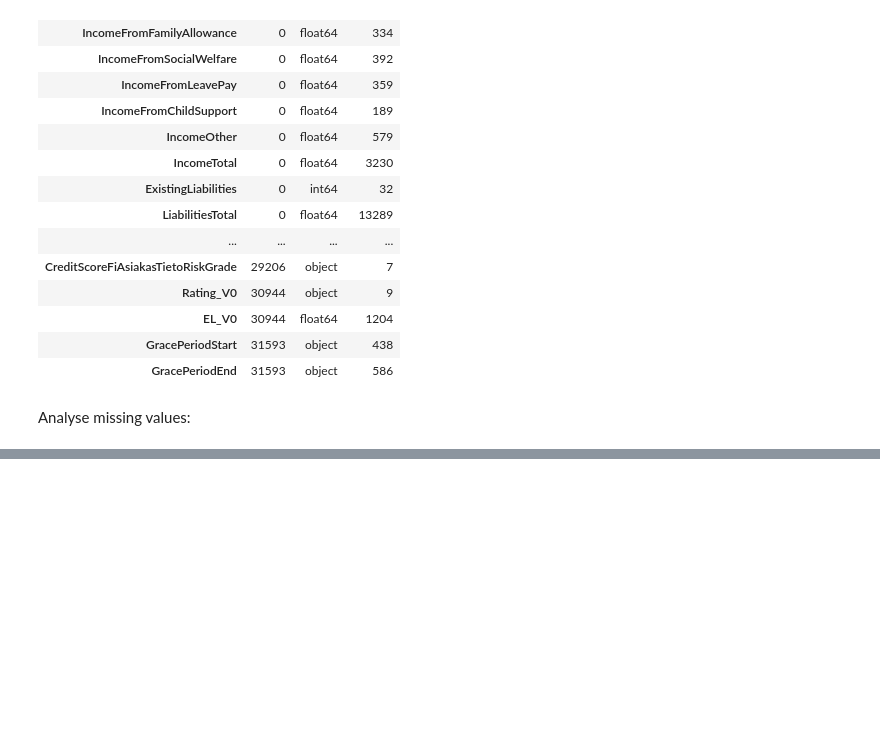
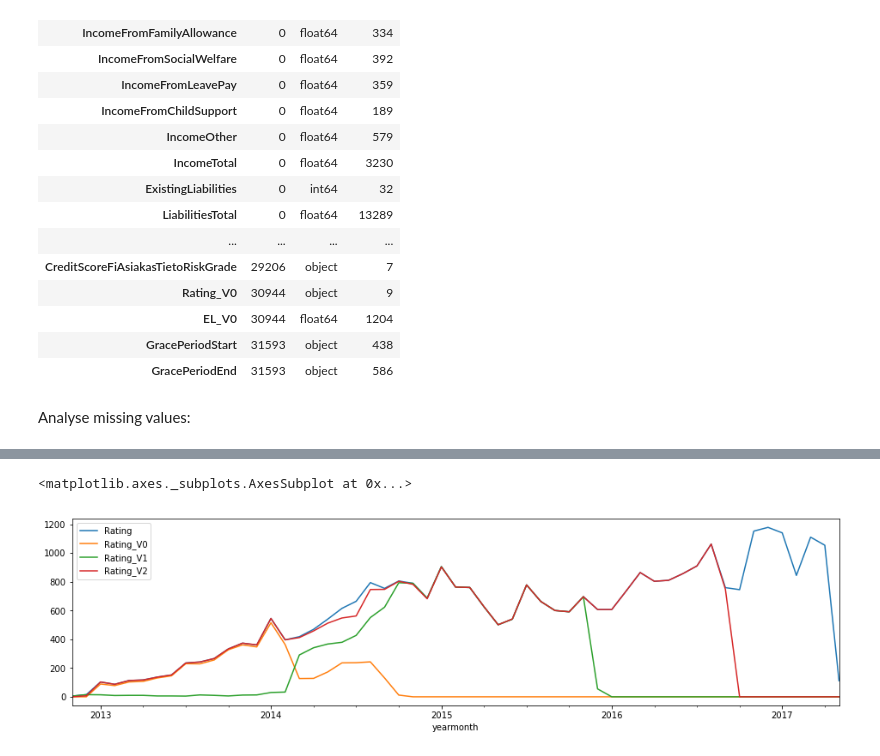
Before and after one commit to zczapran/datascienceintensive, a Jupyter notebook: capstone/Loanbook Exploratory Analysis.ipynb, the cells around one changed output, grey strips where cells are left out. Cells and saved outputs as stored; diff of their text form; code cells hidden in the pictures; blank space fills up the shorter version.

```diff
--- a/capstone/Loanbook Exploratory Analysis.ipynb
+++ b/capstone/Loanbook Exploratory Analysis.ipynb
@@ -89,0 +101,2 @@ Name: nans, dtype: float64
+# %%
+r = pd.concat([loandata['yearmonth'], loandata[['Rating', 'Rating_V0', 'Rating_V1', 'Rating_V2']].notnull()], axis=1)
@@ -89,0 +105,4 @@ Name: nans, dtype: float64
+# %%
+g = r.groupby('yearmonth').sum()
+g = g[(g.T != 0).any()]
+g.head()
@@ -89,0 +117,5 @@ Name: nans, dtype: float64
+# %%
+g.plot(figsize=(16,4))
+# %% [output]
+<matplotlib.axes._subplots.AxesSubplot at 0x...>
+[figure, added]
```
Also changed, not shown: parts of 9 cells of this notebook.
